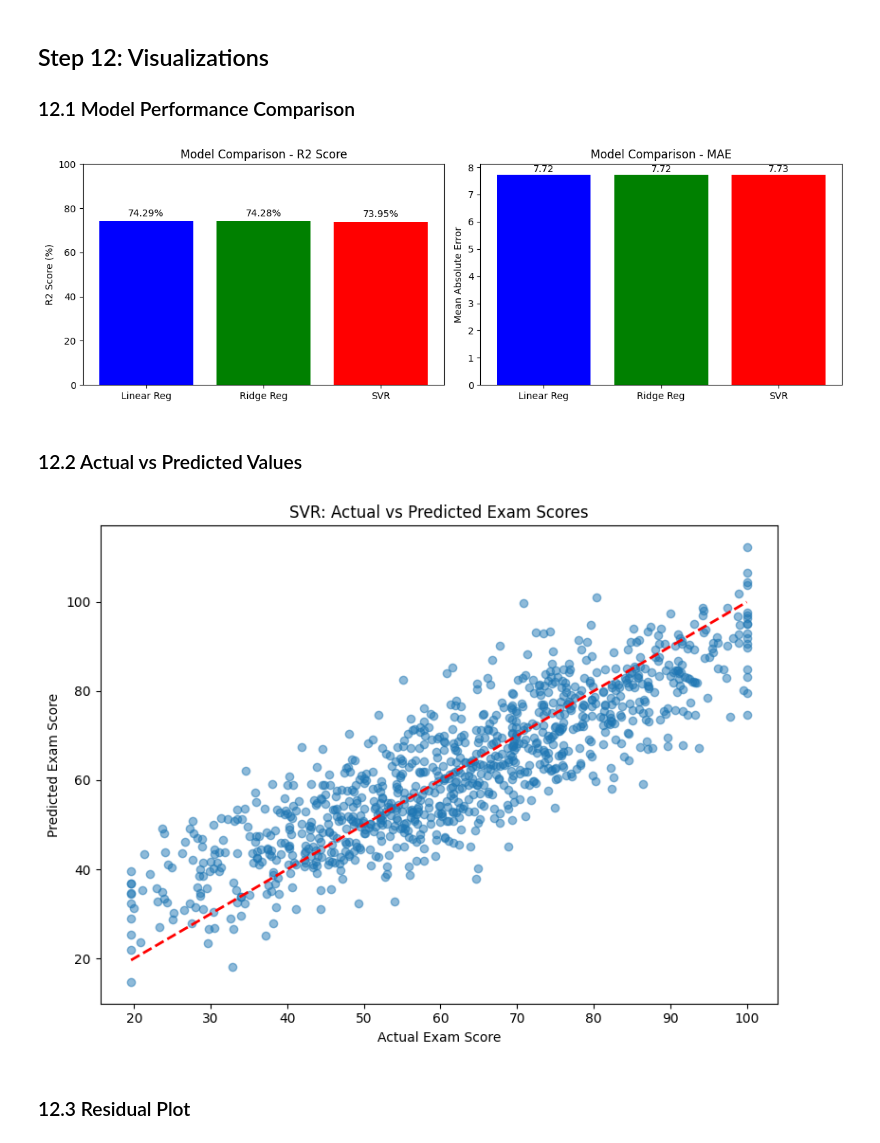
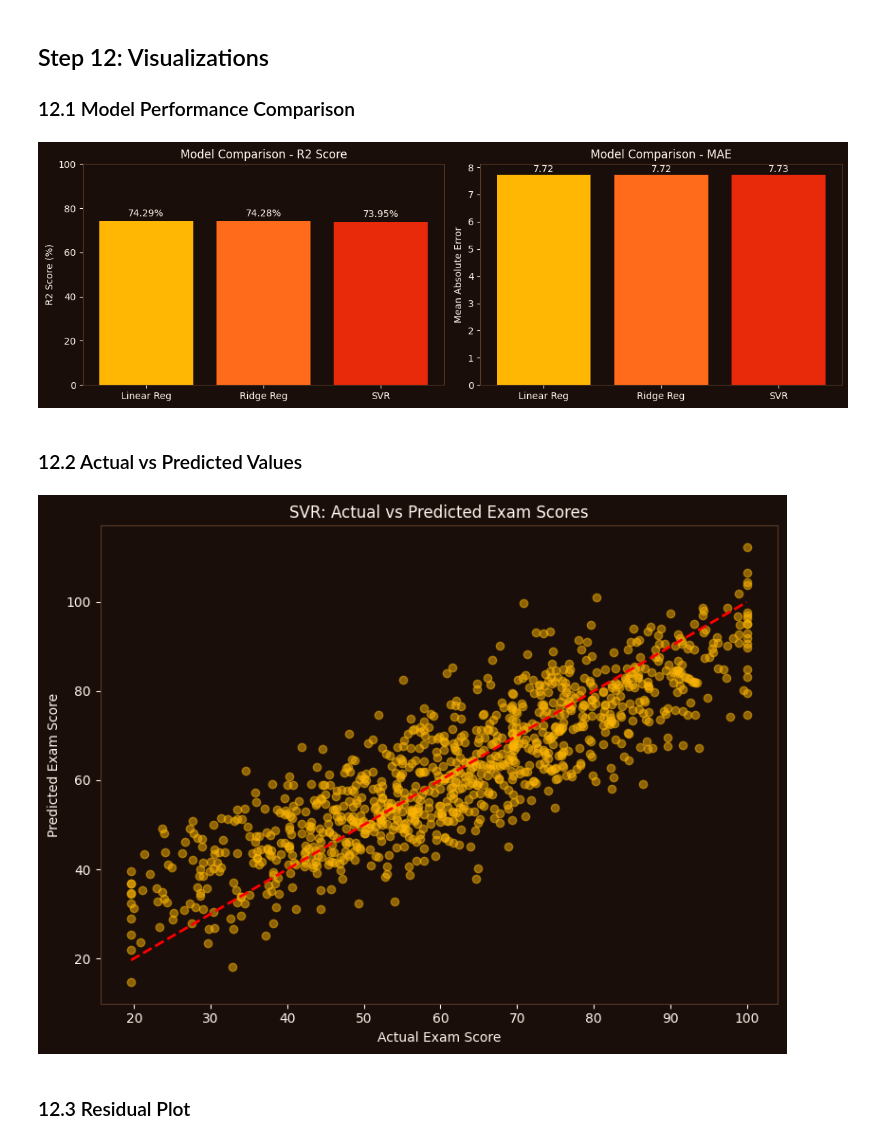
Before and after one commit to Nair-Shreyas/exam-score-regression, a Jupyter notebook: exam_score_regression.ipynb, the cells around one changed output. Drawn from its saved outputs; the diff is of its cells as text; code cells hidden in the pictures.

Commit message:
Re-theme all charts to lava-orange style; fix pandas dtype compatibility bug in notebook

```diff
--- a/exam_score_regression.ipynb
+++ b/exam_score_regression.ipynb
@@ -16,6 +16,20 @@ This dataset suits regression modelling because:
 ## Objective
 
 Use linear regression and support vector regression (SVR) to forecast a student's exam score from academic and lifestyle factors, compare the two models, tune hyperparameters, and apply cross-validation to guard against overfitting.
+# %%
+import matplotlib.pyplot as plt
+plt.rcParams['figure.facecolor'] = '#1a0e0a'
+plt.rcParams['axes.facecolor'] = '#1a0e0a'
+plt.rcParams['savefig.facecolor'] = '#1a0e0a'
+plt.rcParams['text.color'] = '#fff7ed'
+plt.rcParams['axes.labelcolor'] = '#fff7ed'
+plt.rcParams['xtick.color'] = '#fff7ed'
+plt.rcParams['ytick.color'] = '#fff7ed'
+plt.rcParams['axes.edgecolor'] = '#5a3a28'
+plt.rcParams['grid.color'] = '#5a3a28'
+plt.rcParams['axes.titlecolor'] = '#fff7ed'
+from cycler import cycler
+plt.rcParams['axes.prop_cycle'] = cycler(color=['#ffb703','#ff6b1a','#e8290a','#ff8c42','#c9440c'])
 # %% [markdown]
 ## Step 1: Import Required Libraries
 # %%
@@ -134,10 +145,10 @@ data1 = data1.dropna(subset=['exam_score'])
 
 # fill missing values in other columns
 for col in data1.columns:
-    if data1[col].dtype == 'object':
+    if data1[col].dtype.kind in 'ifc':
+        data1[col] = data1[col].fillna(data1[col].median())
+    else:
         data1[col] = data1[col].fillna(data1[col].mode()[0])
-    else:
-        data1[col] = data1[col].fillna(data1[col].median())
 
 print('Missing values after handling:')
 print(data1.isnull().sum().sum())
@@ -630,30 +655,30 @@ regularization insurance in production settings.
 # %%
 # visualize model comparision
 models = ['Linear Reg', 'Ridge Reg', 'SVR']
 r2_scores = [r2_lr * 100, r2_ridge * 100, r2_svr * 100]
 mae_scores = [mae_lr, mae_ridge, mae_svr]
 
 fig, (ax1, ax2) = plt.subplots(1, 2, figsize=(12, 4))
 
 # r2 comparision
-ax1.bar(models, r2_scores, color=['blue', 'green', 'red'])
+ax1.bar(models, r2_scores, color=['#ffb703', '#ff6b1a', '#e8290a'])
 ax1.set_ylabel('R2 Score (%)')
 ax1.set_title('Model Comparison - R2 Score')
 ax1.set_ylim([0, 100])
 for i, v in enumerate(r2_scores):
     ax1.text(i, v + 2, str(round(v, 2)) + '%', ha='center')
 
 # mae comparision
-ax2.bar(models, mae_scores, color=['blue', 'green', 'red'])
+ax2.bar(models, mae_scores, color=['#ffb703', '#ff6b1a', '#e8290a'])
 ax2.set_ylabel('Mean Absolute Error')
 ax2.set_title('Model Comparison - MAE')
 for i, v in enumerate(mae_scores):
     ax2.text(i, v + 0.1, str(round(v, 2)), ha='center')
 
 plt.tight_layout()
 plt.show()
 # %% [output]
-[figure, old version]
+[figure, new version]
 # %% [markdown]
 ### 12.2 Actual vs Predicted Values
 # %%
@@ -667,7 +692,7 @@ plt.title('SVR: Actual vs Predicted Exam Scores')
 plt.tight_layout()
 plt.show()
 # %% [output]
-[figure, old version]
+[figure, new version]
 # %% [markdown]
 ### 12.3 Residual Plot
 # %%
```
Also changed, not shown: parts of 6 cells of this notebook, 3 other files.
